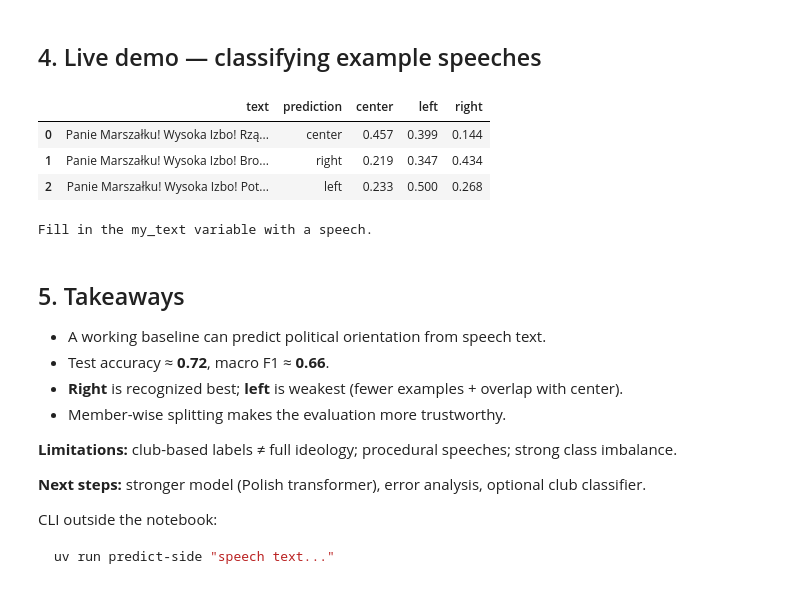
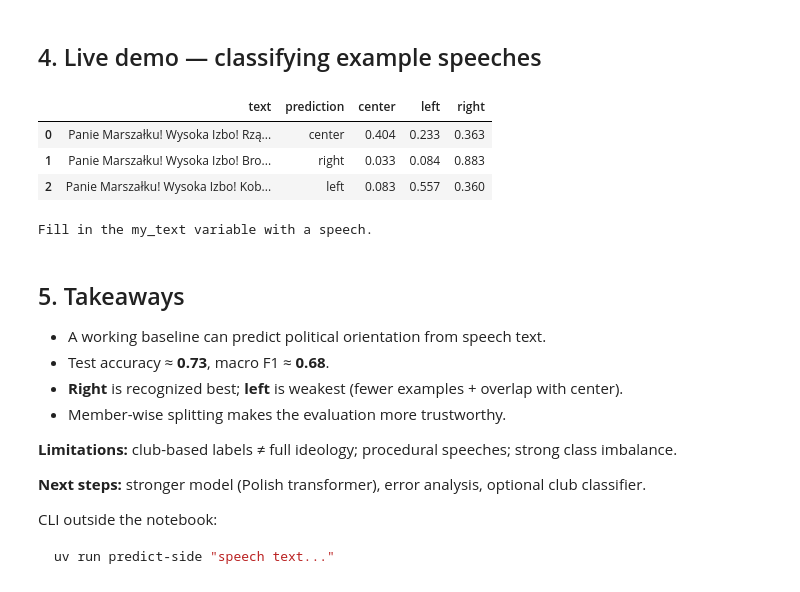
Before and after one commit to pawelfron/data-mining-project, a Jupyter notebook: src/data_mining_project/notebooks/presentation.ipynb, the cells around one changed output. Saved outputs shown, nothing was run; the diff lists cells and outputs as text; code cells hidden in the pictures.

```diff
--- a/src/data_mining_project/notebooks/presentation.ipynb
+++ b/src/data_mining_project/notebooks/presentation.ipynb
@@ -199,27 +200,27 @@ weighted avg      0.705     0.720     0.709      4263
 # %%
 examples = [
     "Panie Marszałku! Wysoka Izbo! Rząd niszczy niezależność sądów i wolne media. Domagamy się powrotu do praworządności oraz silnej pozycji Polski w Unii Europejskiej.",
     "Panie Marszałku! Wysoka Izbo! Bronimy polskiej rodziny, suwerenności narodu i tradycyjnych wartości. Nie godzimy się na dyktat Brukseli.",
-    "Panie Marszałku! Wysoka Izbo! Potrzebujemy nowoczesnej gospodarki, inwestycji w odnawialne źródła energii i odpowiedzialnej polityki publicznej ponad podziałami.",
+    "Panie Marszałku! Wysoka Izbo! Kobiety w Polsce mają prawo do bezpiecznej i legalnej aborcji oraz pełnej opieki zdrowotnej. Państwo musi budować tanie mieszkania na wynajem, podnosić płacę minimalną i chronić prawa pracownicze.",
 ]
 
 proba = side_model.predict_proba(examples)
 classes = list(side_model.classes_)
 
 rows = []
 for text, pred, p in zip(examples, side_model.predict(examples), proba):
     rows.append({
         "text": text[:90] + "...",
         "prediction": pred,
         **{c: round(float(v), 3) for c, v in zip(classes, p)},
     })
 
 display(pd.DataFrame(rows))
 # %% [output]
 |  | text | prediction | center | left | right |
-| 0 | Panie Marszałku! Wysoka Izbo! Rzą... | center | 0.457 | 0.399 | 0.144 |
-| 1 | Panie Marszałku! Wysoka Izbo! Bro... | right | 0.219 | 0.347 | 0.434 |
-| 2 | Panie Marszałku! Wysoka Izbo! Pot... | left | 0.233 | 0.500 | 0.268 |
+| 0 | Panie Marszałku! Wysoka Izbo! Rzą... | center | 0.404 | 0.233 | 0.363 |
+| 1 | Panie Marszałku! Wysoka Izbo! Bro... | right | 0.033 | 0.084 | 0.883 |
+| 2 | Panie Marszałku! Wysoka Izbo! Kob... | left | 0.083 | 0.557 | 0.360 |
 # %%
 # Paste your own speech and run this cell:
 my_text = """
@@ -240,7 +241,7 @@ Fill in the my_text variable with a speech.
 ## 5. Takeaways
 
 - A working baseline can predict political orientation from speech text.
-- Test accuracy ≈ **0.72**, macro F1 ≈ **0.66**.
+- Test accuracy ≈ **0.73**, macro F1 ≈ **0.68**.
 - **Right** is recognized best; **left** is weakest (fewer examples + overlap with center).
 - Member-wise splitting makes the evaluation more trustworthy.
 
```
Also changed, not shown: parts of 6 cells of this notebook, 5 other files.
